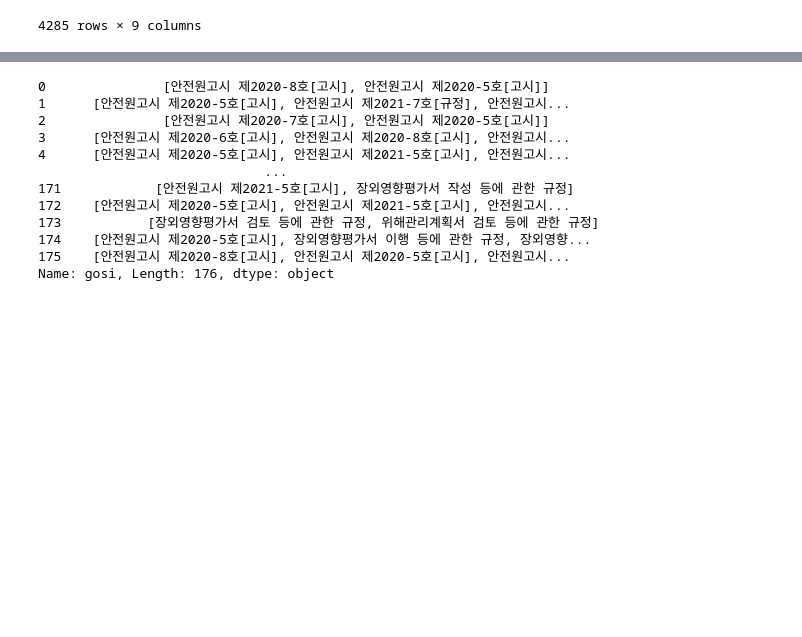
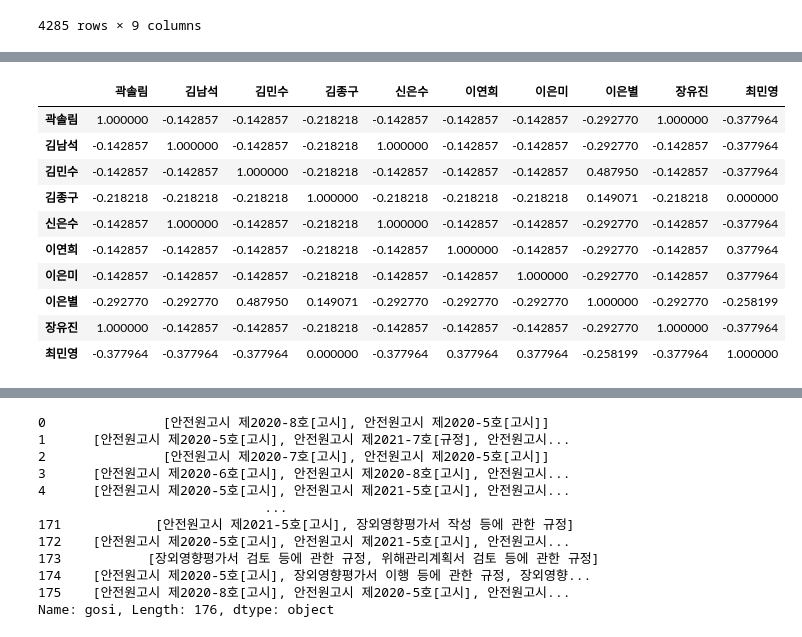
Before and after one commit to rlawns0327/Natural_Language_Analysis_KOR, a Jupyter notebook: VER7.ipynb, the cells around one changed output, grey strips where cells are left out. Saved outputs shown, nothing was run; the diff lists cells and outputs as text; code cells hidden in the pictures; blank space fills up the shorter version.

```diff
--- a/VER7.ipynb
+++ b/VER7.ipynb
@@ -396,0 +408,14 @@ file
+# %%
+from collections import Counter
+
+
+manager_df2 = pd.DataFrame(columns=['manager'])
+
+for n_manager in manager_lists : # 고시 목록을 돌아라
+
+
+    if ',' in n_manager :
+        m_manager = n_manager.split(', ')
+        manager_df2 = pd.concat([manager_df2,pd.DataFrame({'manager':[m_manager]})], ignore_index=True)
+
+manager_df2
@@ -396,0 +457,17 @@ file
+# %%
+# 관계가 1에 가깝다는 것은: 두 단어가 자주 같이 출현한다는 것
+# 관계가 -1에 가깝다는 것은: 두 단어가 아주 드물게 출현 혹은 겹치는 영역이 없다는 것
+correlation_manager = df_data_manager.corr() #상관계수
+correlation_manager
+# %% [output]
+|  | 곽솔림 | 김남석 | 김민수 | 김종구 | 신은수 | 이연희 | 이은미 | 이은별 | 장유진 | 최민영 |
+| 곽솔림 | 1.000000 | -0.142857 | -0.142857 | -0.218218 | -0.142857 | -0.142857 | -0.142857 | -0.292770 | 1.000000 | -0.377964 |
+| 김남석 | -0.142857 | 1.000000 | -0.142857 | -0.218218 | 1.000000 | -0.142857 | -0.142857 | -0.292770 | -0.142857 | -0.377964 |
+| 김민수 | -0.142857 | -0.142857 | 1.000000 | -0.218218 | -0.142857 | -0.142857 | -0.142857 | 0.487950 | -0.142857 | -0.377964 |
+| 김종구 | -0.218218 | -0.218218 | -0.218218 | 1.000000 | -0.218218 | -0.218218 | -0.218218 | 0.149071 | -0.218218 | 0.000000 |
+| 신은수 | -0.142857 | 1.000000 | -0.142857 | -0.218218 | 1.000000 | -0.142857 | -0.142857 | -0.292770 | -0.142857 | -0.377964 |
+| 이연희 | -0.142857 | -0.142857 | -0.142857 | -0.218218 | -0.142857 | 1.000000 | -0.142857 | -0.292770 | -0.142857 | 0.377964 |
+| 이은미 | -0.142857 | -0.142857 | -0.142857 | -0.218218 | -0.142857 | -0.142857 | 1.000000 | -0.292770 | -0.142857 | 0.377964 |
+| 이은별 | -0.292770 | -0.292770 | 0.487950 | 0.149071 | -0.292770 | -0.292770 | -0.292770 | 1.000000 | -0.292770 | -0.258199 |
+| 장유진 | 1.000000 | -0.142857 | -0.142857 | -0.218218 | -0.142857 | -0.142857 | -0.142857 | -0.292770 | 1.000000 | -0.377964 |
+| 최민영 | -0.377964 | -0.377964 | -0.377964 | 0.000000 | -0.377964 | 0.377964 | 0.377964 | -0.258199 | -0.377964 | 1.000000 |
```
Also changed, not shown: parts of 8 cells of this notebook, 44 other files.
